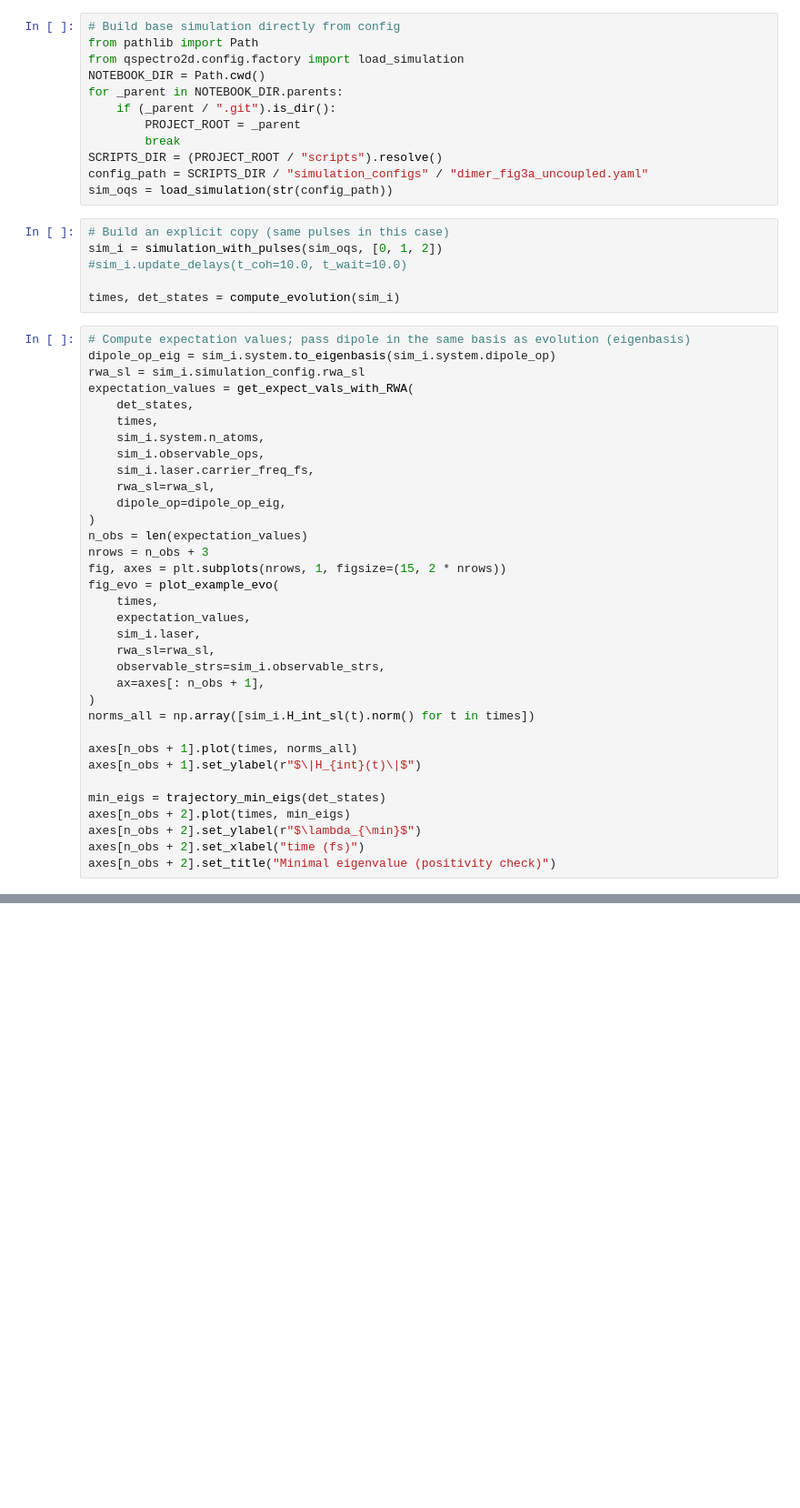
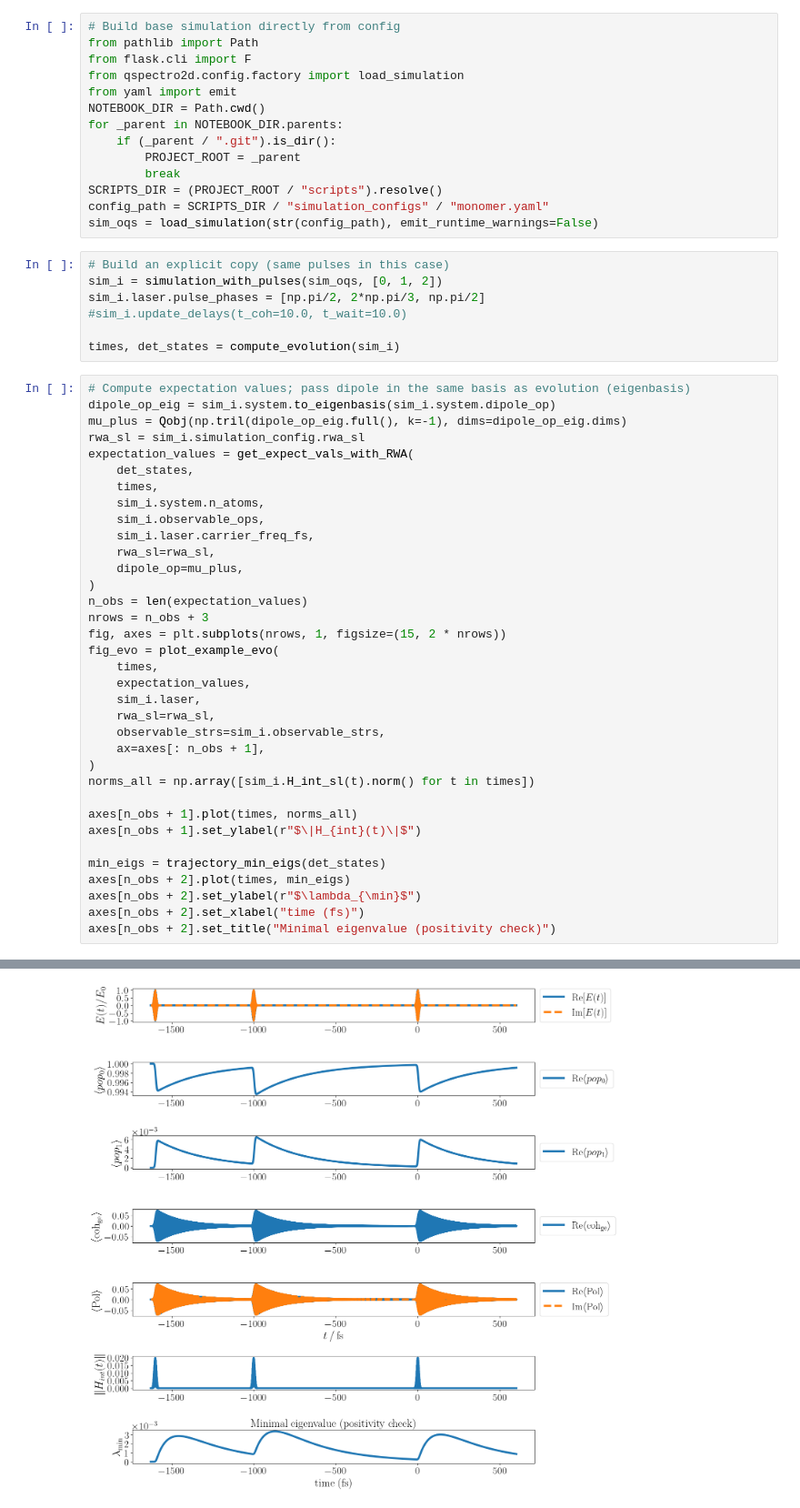
Before and after one commit to LBPhysics/2025_master_thesis_python_leopold_bodamer, a Jupyter notebook: notebooks/test_spectroscopy.ipynb, the cells around one changed output, grey strips where cells are left out. Shown at 91% size. Cells and saved outputs as stored; diff of their text form; blank space fills up the shorter version.

```diff
--- a/notebooks/test_spectroscopy.ipynb
+++ b/notebooks/test_spectroscopy.ipynb
@@ -89,24 +107,28 @@ custom_dir.mkdir(exist_ok=True)
 # %%
 # Build base simulation directly from config
 from pathlib import Path
+from flask.cli import F
 from qspectro2d.config.factory import load_simulation
+from yaml import emit
 NOTEBOOK_DIR = Path.cwd()
 for _parent in NOTEBOOK_DIR.parents:
     if (_parent / ".git").is_dir():
         PROJECT_ROOT = _parent
         break
 SCRIPTS_DIR = (PROJECT_ROOT / "scripts").resolve()
-config_path = SCRIPTS_DIR / "simulation_configs" / "dimer_fig3a_uncoupled.yaml"
-sim_oqs = load_simulation(str(config_path))
+config_path = SCRIPTS_DIR / "simulation_configs" / "monomer.yaml"
+sim_oqs = load_simulation(str(config_path), emit_runtime_warnings=False)
 # %%
 # Build an explicit copy (same pulses in this case)
 sim_i = simulation_with_pulses(sim_oqs, [0, 1, 2])
+sim_i.laser.pulse_phases = [np.pi/2, 2*np.pi/3, np.pi/2]
 #sim_i.update_delays(t_coh=10.0, t_wait=10.0)
 
 times, det_states = compute_evolution(sim_i)
 # %%
 # Compute expectation values; pass dipole in the same basis as evolution (eigenbasis)
 dipole_op_eig = sim_i.system.to_eigenbasis(sim_i.system.dipole_op)
+mu_plus = Qobj(np.tril(dipole_op_eig.full(), k=-1), dims=dipole_op_eig.dims)
 rwa_sl = sim_i.simulation_config.rwa_sl
 expectation_values = get_expect_vals_with_RWA(
     det_states,
@@ -115,7 +137,7 @@ expectation_values = get_expect_vals_with_RWA(
     sim_i.observable_ops,
     sim_i.laser.carrier_freq_fs,
     rwa_sl=rwa_sl,
-    dipole_op=dipole_op_eig,
+    dipole_op=mu_plus,
 )
 n_obs = len(expectation_values)
 nrows = n_obs + 3
@@ -138,3 +160,4 @@ axes[n_obs + 2].plot(times, min_eigs)
 axes[n_obs + 2].set_ylabel(r"$\lambda_{\min}$")
 axes[n_obs + 2].set_xlabel("time (fs)")
 axes[n_obs + 2].set_title("Minimal eigenvalue (positivity check)")
+# %% [output]
@@ -141 +165,2 @@ axes[n_obs + 2].set_title("Minimal eigenvalue (positivity check)")
+[figure, added]
 # %%
```
Also changed, not shown: parts of 11 cells of this notebook, 15 other files.
